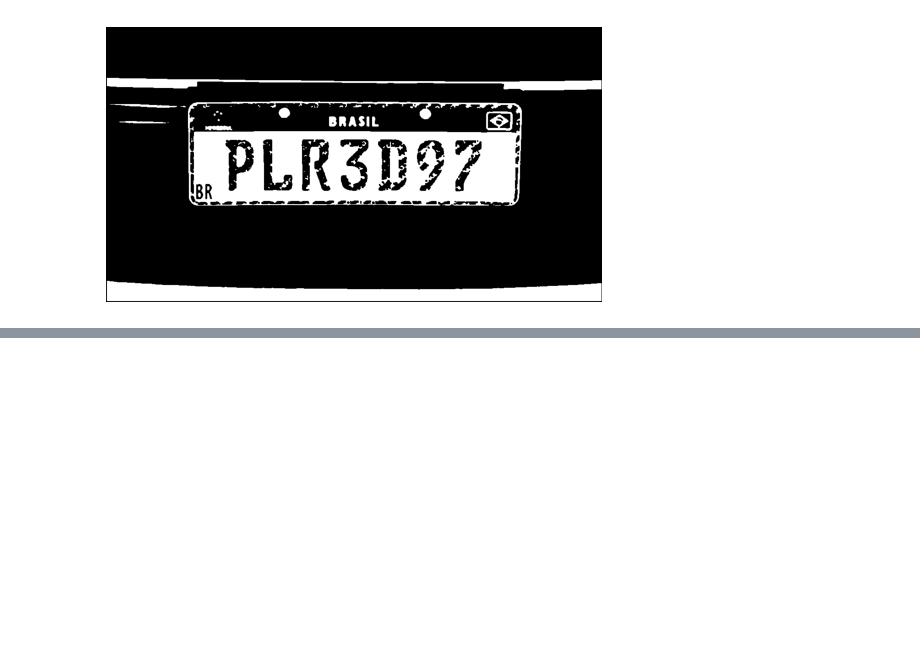
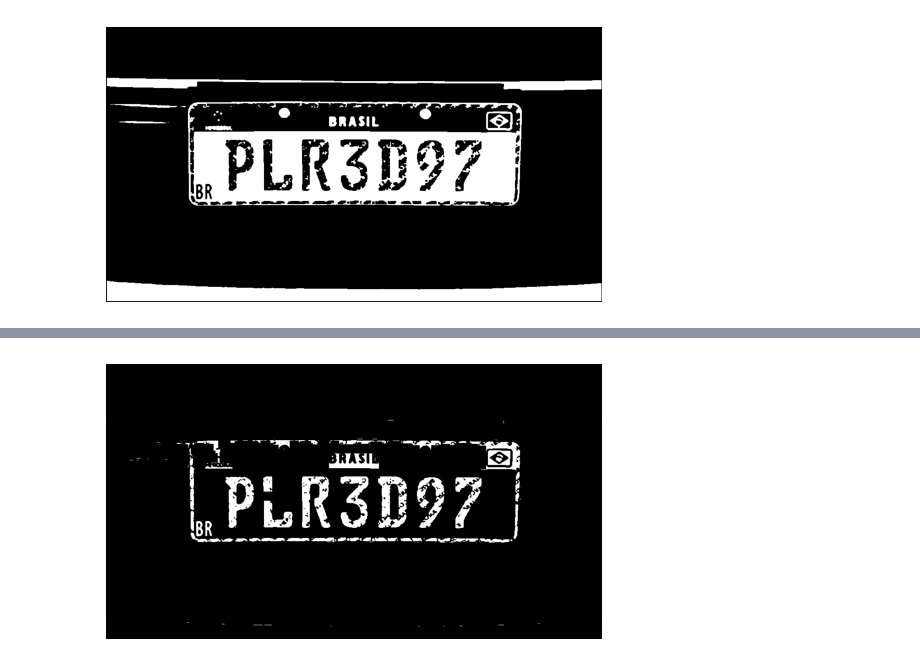
Before and after one commit to EdCarlos-dev/tratamentodeimagens, a Jupyter notebook: app/filtros_imagem.ipynb, the cells around one changed output, grey strips where cells are left out. Saved outputs shown, nothing was run; the diff lists cells and outputs as text; code cells hidden in the pictures; blank space fills up the shorter version.

```diff
--- a/app/filtros_imagem.ipynb
+++ b/app/filtros_imagem.ipynb
@@ -434,0 +472,6 @@ def process_morf_gradient():
+# %%
+plt.imshow(darkfilter, cmap='gray')
+plt.axis('off')
+plt.show()
+# %% [output]
+[figure, added]
```
Also changed, not shown: parts of 33 cells of this notebook, 1 other file.
